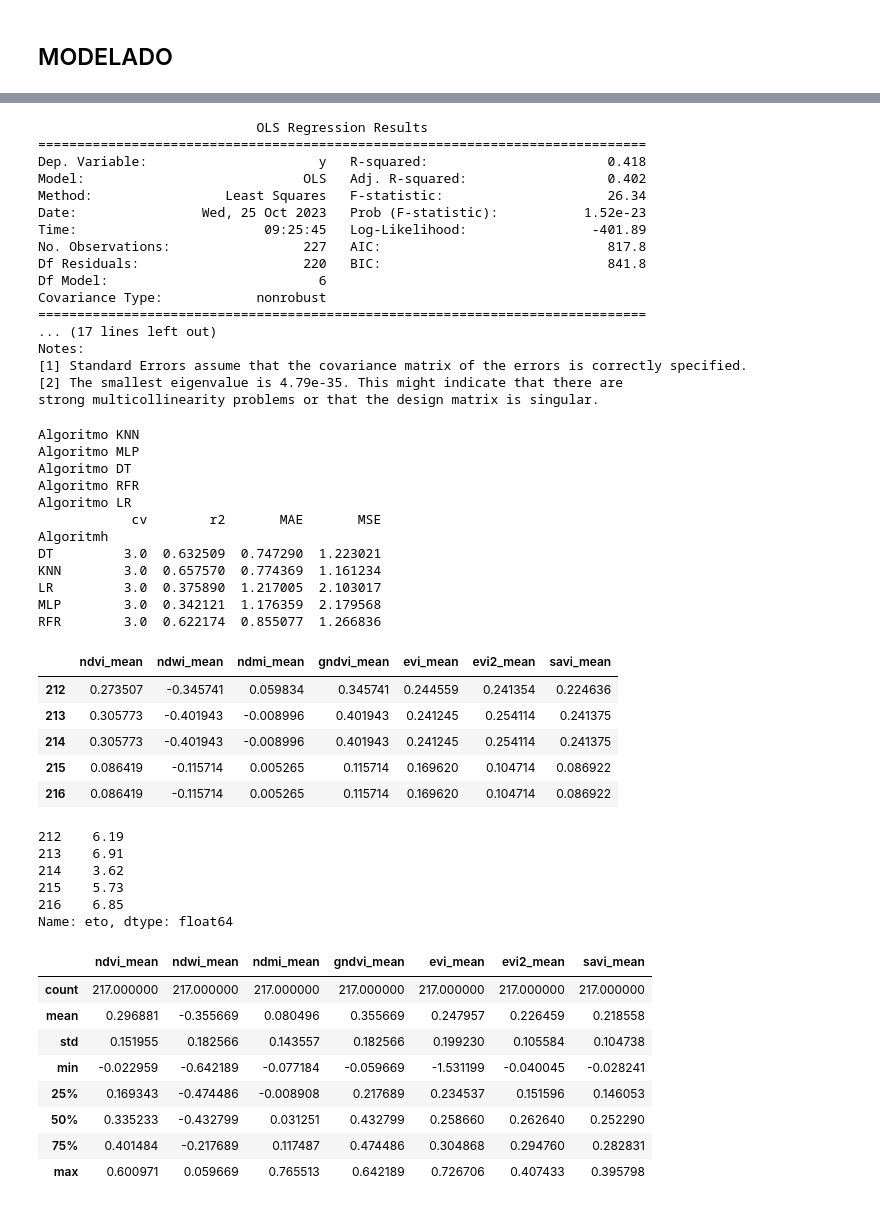
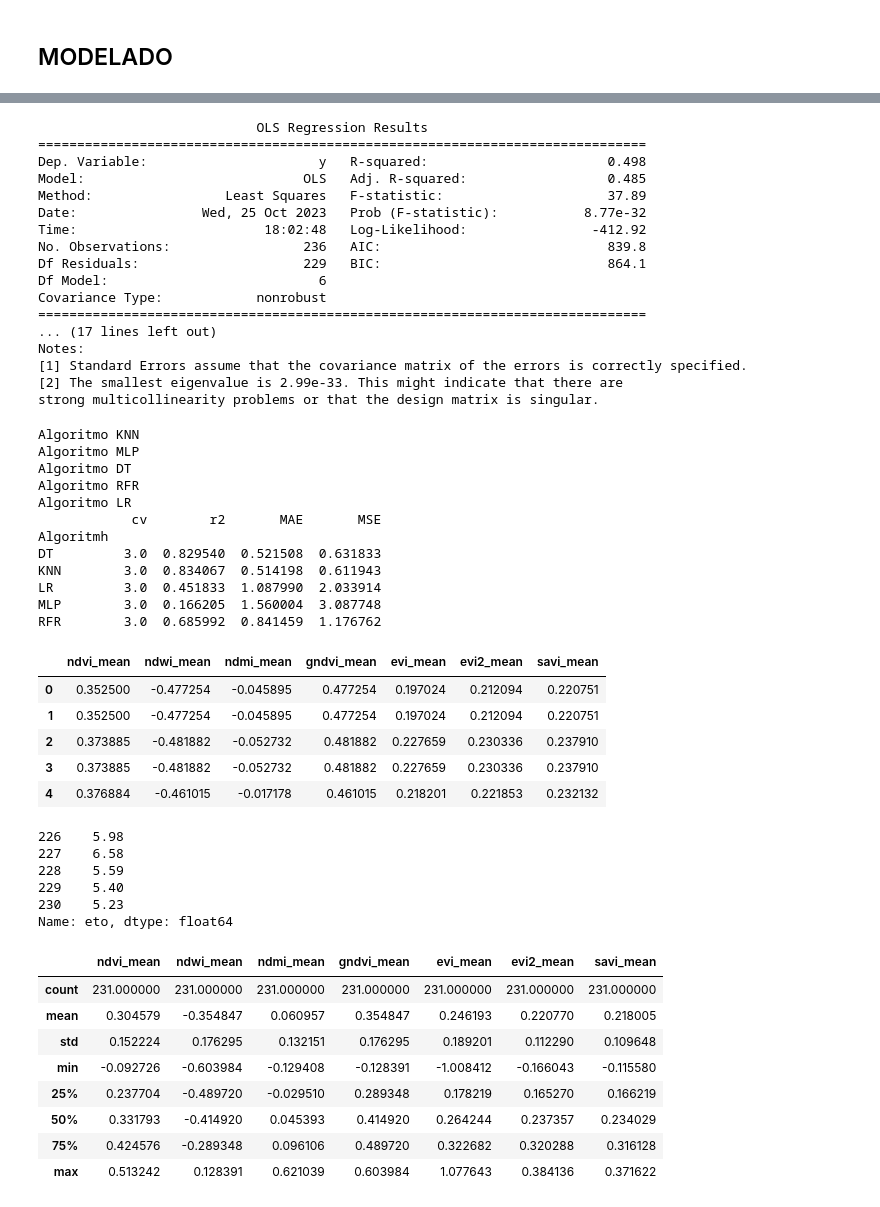
Before and after one commit to SensingTools/atlas-ml, a Jupyter notebook: Modelado_SAT.ipynb, the cells around one changed output, grey strips where cells are left out. Cells and saved outputs as stored; diff of their text form; code cells hidden in the pictures.

```diff
--- a/Modelado_SAT.ipynb
+++ b/Modelado_SAT.ipynb
@@ -97,8 +103,8 @@ inputs_sat = [
 usecols_sen = inputs_sen.copy()
 usecols_sat = inputs_sat.copy()
 
-datos_sen = pd.read_csv(folder + "agroclimatology_parcel_2" + ".csv",sep=',', usecols=usecols_sen)
-datos_sat = pd.read_csv(folder + "teledeteccion_sentinel2_parcel_2" + ".csv",sep=',', usecols=usecols_sat)
+datos_sen = pd.read_csv(folder + "agroclimatology_parcel_1" + ".csv",sep=',', usecols=usecols_sen)
+datos_sat = pd.read_csv(folder + "teledeteccion_sentinel2_parcel_1" + ".csv",sep=',', usecols=usecols_sat)
 
 datos_sen = datos_sen.drop_duplicates()
 datos_sat = datos_sat.drop_duplicates()
@@ -235,20 +242,20 @@ print(est2.summary())
 # %% [output]
                             OLS Regression Results
 ==============================================================================
-Dep. Variable:                      y   R-squared:                       0.418
-Model:                            OLS   Adj. R-squared:                  0.402
-Method:                 Least Squares   F-statistic:                     26.34
-Date:                Wed, 25 Oct 2023   Prob (F-statistic):           1.52e-23
-Time:                        09:25:45   Log-Likelihood:                -401.89
-No. Observations:                 227   AIC:                             817.8
-Df Residuals:                     220   BIC:                             841.8
+Dep. Variable:                      y   R-squared:                       0.498
+Model:                            OLS   Adj. R-squared:                  0.485
+Method:                 Least Squares   F-statistic:                     37.89
+Date:                Wed, 25 Oct 2023   Prob (F-statistic):           8.77e-32
+Time:                        18:02:48   Log-Likelihood:                -412.92
+No. Observations:                 236   AIC:                             839.8
+Df Residuals:                     229   BIC:                             864.1
 Df Model:                           6
 Covariance Type:            nonrobust
 ==============================================================================
 ... (17 lines left out)
 Notes:
 [1] Standard Errors assume that the covariance matrix of the errors is correctly specified.
-[2] The smallest eigenvalue is 4.79e-35. This might indicate that there are
+[2] The smallest eigenvalue is 2.99e-33. This might indicate that there are
 strong multicollinearity problems or that the design matrix is singular.
 # %%
 def ML_algorithms(algo):
@@ -324,13 +331,13 @@ Algoritmo RFR
 Algoritmo LR
             cv        r2       MAE       MSE
 Algoritmh
-DT         3.0  0.632509  0.747290  1.223021
-KNN        3.0  0.657570  0.774369  1.161234
-LR         3.0  0.375890  1.217005  2.103017
-MLP        3.0  0.342121  1.176359  2.179568
-RFR        3.0  0.622174  0.855077  1.266836
+DT         3.0  0.829540  0.521508  0.631833
+KNN        3.0  0.834067  0.514198  0.611943
+LR         3.0  0.451833  1.087990  2.033914
+MLP        3.0  0.166205  1.560004  3.087748
+RFR        3.0  0.685992  0.841459  1.176762
 # %%
-entreno = 10
+entreno = 5
 
 datos_entreno = datos.iloc[:-entreno] # PARA TENER UNA COPIA DEL ORIGINAL Y MODIFICAR LA COPIA
 
@@ -339,35 +346,35 @@ y_train = datos[output].iloc[:-entreno]
 X_test = datos[inputs_sat].iloc[-entreno:]
 y_test = datos[output].iloc[-entreno:]
 # %%
-X_train.tail()
+X_train.head()
 # %% [output]
 |  | ndvi_mean | ndwi_mean | ndmi_mean | gndvi_mean | evi_mean | evi2_mean | savi_mean |
-| 212 | 0.273507 | -0.345741 | 0.059834 | 0.345741 | 0.244559 | 0.241354 | 0.224636 |
-| 213 | 0.305773 | -0.401943 | -0.008996 | 0.401943 | 0.241245 | 0.254114 | 0.241375 |
-| 214 | 0.305773 | -0.401943 | -0.008996 | 0.401943 | 0.241245 | 0.254114 | 0.241375 |
-| 215 | 0.086419 | -0.115714 | 0.005265 | 0.115714 | 0.169620 | 0.104714 | 0.086922 |
-| 216 | 0.086419 | -0.115714 | 0.005265 | 0.115714 | 0.169620 | 0.104714 | 0.086922 |
+| 0 | 0.352500 | -0.477254 | -0.045895 | 0.477254 | 0.197024 | 0.212094 | 0.220751 |
+| 1 | 0.352500 | -0.477254 | -0.045895 | 0.477254 | 0.197024 | 0.212094 | 0.220751 |
+| 2 | 0.373885 | -0.481882 | -0.052732 | 0.481882 | 0.227659 | 0.230336 | 0.237910 |
+| 3 | 0.373885 | -0.481882 | -0.052732 | 0.481882 | 0.227659 | 0.230336 | 0.237910 |
+| 4 | 0.376884 | -0.461015 | -0.017178 | 0.461015 | 0.218201 | 0.221853 | 0.232132 |
 # %%
 y_train.tail()
 # %% [output]
-212    6.19
-213    6.91
-214    3.62
-215    5.73
-216    6.85
+226    5.98
+227    6.58
+228    5.59
+229    5.40
+230    5.23
 Name: eto, dtype: float64
 # %%
 X_train.describe()
 # %% [output]
 |  | ndvi_mean | ndwi_mean | ndmi_mean | gndvi_mean | evi_mean | evi2_mean | savi_mean |
-| count | 217.000000 | 217.000000 | 217.000000 | 217.000000 | 217.000000 | 217.000000 | 217.000000 |
-| mean | 0.296881 | -0.355669 | 0.080496 | 0.355669 | 0.247957 | 0.226459 | 0.218558 |
-| std | 0.151955 | 0.182566 | 0.143557 | 0.182566 | 0.199230 | 0.105584 | 0.104738 |
-| min | -0.022959 | -0.642189 | -0.077184 | -0.059669 | -1.531199 | -0.040045 | -0.028241 |
-| 25% | 0.169343 | -0.474486 | -0.008908 | 0.217689 | 0.234537 | 0.151596 | 0.146053 |
-| 50% | 0.335233 | -0.432799 | 0.031251 | 0.432799 | 0.258660 | 0.262640 | 0.252290 |
-| 75% | 0.401484 | -0.217689 | 0.117487 | 0.474486 | 0.304868 | 0.294760 | 0.282831 |
-| max | 0.600971 | 0.059669 | 0.765513 | 0.642189 | 0.726706 | 0.407433 | 0.395798 |
+| count | 231.000000 | 231.000000 | 231.000000 | 231.000000 | 231.000000 | 231.000000 | 231.000000 |
+| mean | 0.304579 | -0.354847 | 0.060957 | 0.354847 | 0.246193 | 0.220770 | 0.218005 |
+| std | 0.152224 | 0.176295 | 0.132151 | 0.176295 | 0.189201 | 0.112290 | 0.109648 |
+| min | -0.092726 | -0.603984 | -0.129408 | -0.128391 | -1.008412 | -0.166043 | -0.115580 |
+| 25% | 0.237704 | -0.489720 | -0.029510 | 0.289348 | 0.178219 | 0.165270 | 0.166219 |
+| 50% | 0.331793 | -0.414920 | 0.045393 | 0.414920 | 0.264244 | 0.237357 | 0.234029 |
+| 75% | 0.424576 | -0.289348 | 0.096106 | 0.489720 | 0.322682 | 0.320288 | 0.316128 |
+| max | 0.513242 | 0.128391 | 0.621039 | 0.603984 | 1.077643 | 0.384136 | 0.371622 |
 # %%
 y_train.describe()
 # %% [output]
```
Also changed, not shown: parts of 30 cells of this notebook, 4 other files.
